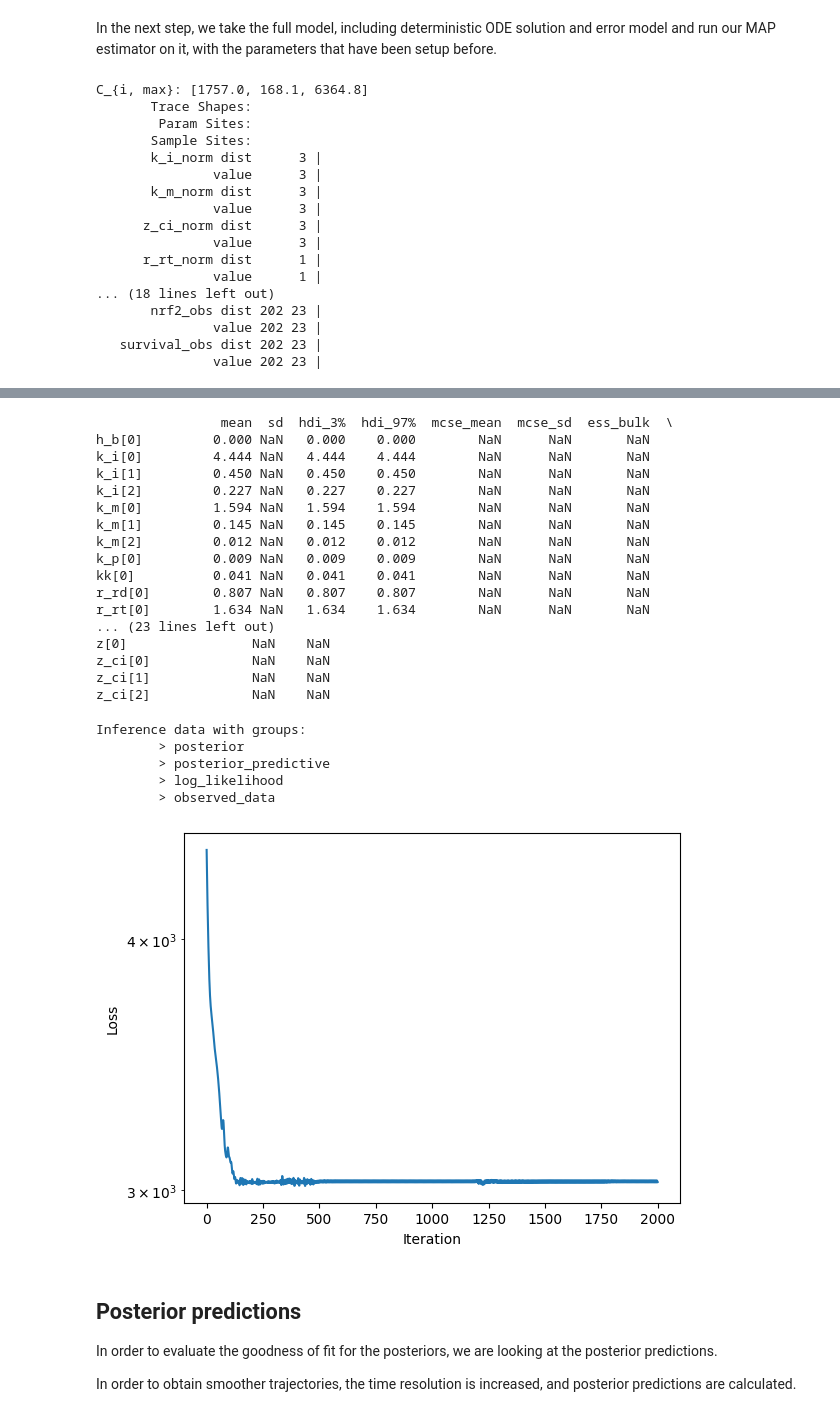
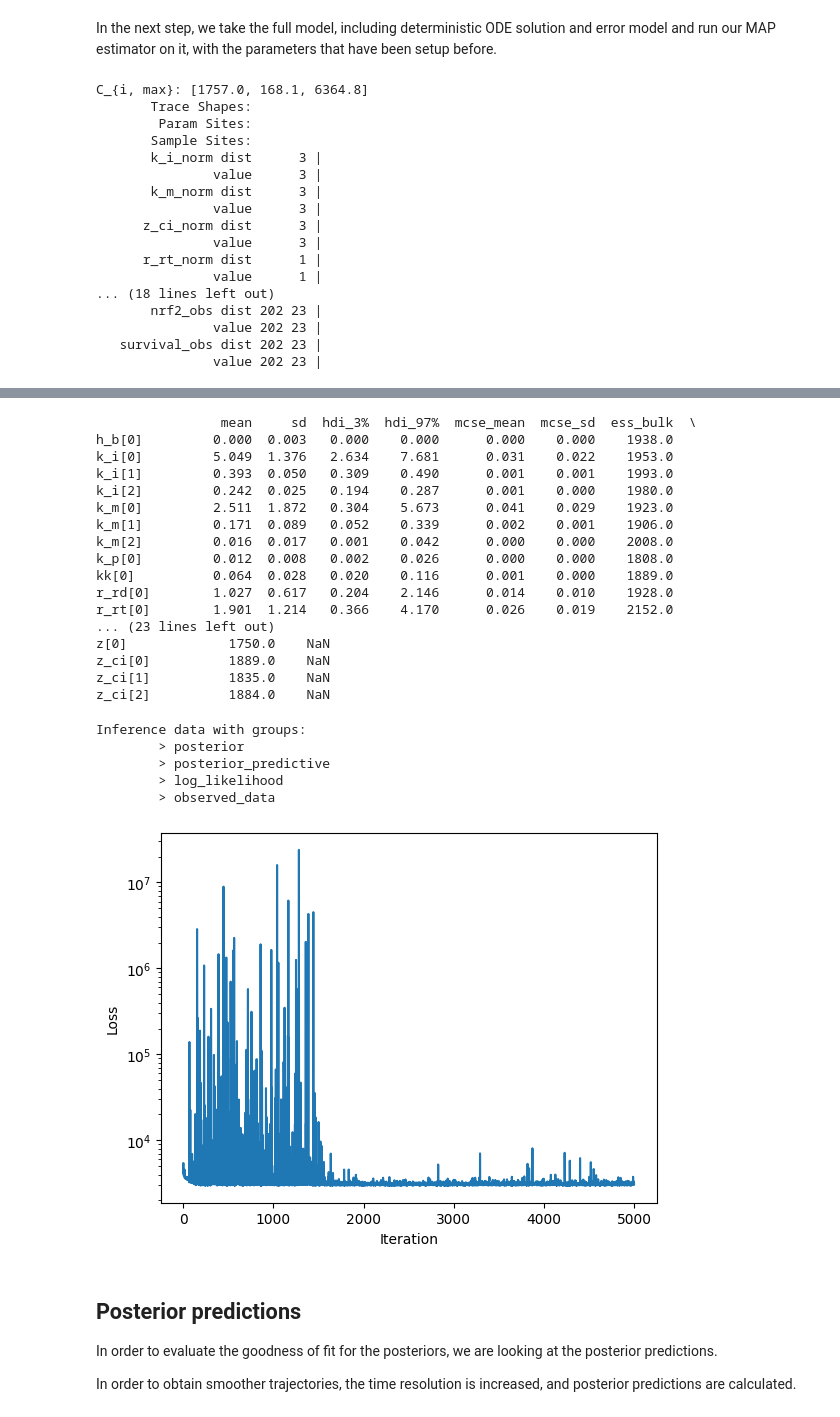
Before and after one commit to flo-schu/tktd_rna_pulse, a Jupyter notebook: scripts/tktd_rna_3_6c_substance_independent.ipynb, the cells around one changed output, grey strips where cells are left out. Saved outputs shown, nothing was run; the diff lists cells and outputs as text; code cells hidden in the pictures.

```diff
--- a/scripts/tktd_rna_3_6c_substance_independent.ipynb
+++ b/scripts/tktd_rna_3_6c_substance_independent.ipynb
@@ -81,7 +81,7 @@ and error model and run our MAP estimator on it, with the parameters that have
 been setup before.
 # %%
 # set the inference model
-sim.config.set("inference.numpyro", "kernel", "map")
+sim.config.set("inference.numpyro", "kernel", "svi")
 sim.config.set("inference.numpyro", "svi_iterations", "5000")
 sim.config.set("inference.numpyro", "svi_learning_rate", "0.01")
 sim.coordinates["time"] = sim.observations.time.values
@@ -112,26 +112,26 @@ arviz - WARNING - Shape validation failed: input_shape: (1, 1), minimum_shape: (
-                mean  sd  hdi_3%  hdi_97%  mcse_mean  mcse_sd  ess_bulk  \
-h_b[0]         0.000 NaN   0.000    0.000        NaN      NaN       NaN
-k_i[0]         4.444 NaN   4.444    4.444        NaN      NaN       NaN
-k_i[1]         0.450 NaN   0.450    0.450        NaN      NaN       NaN
-k_i[2]         0.227 NaN   0.227    0.227        NaN      NaN       NaN
-k_m[0]         1.594 NaN   1.594    1.594        NaN      NaN       NaN
-k_m[1]         0.145 NaN   0.145    0.145        NaN      NaN       NaN
-k_m[2]         0.012 NaN   0.012    0.012        NaN      NaN       NaN
-k_p[0]         0.009 NaN   0.009    0.009        NaN      NaN       NaN
-kk[0]          0.041 NaN   0.041    0.041        NaN      NaN       NaN
-r_rd[0]        0.807 NaN   0.807    0.807        NaN      NaN       NaN
-r_rt[0]        1.634 NaN   1.634    1.634        NaN      NaN       NaN
+                mean     sd  hdi_3%  hdi_97%  mcse_mean  mcse_sd  ess_bulk  \
+h_b[0]         0.000  0.003   0.000    0.000      0.000    0.000    1938.0
+k_i[0]         5.049  1.376   2.634    7.681      0.031    0.022    1953.0
+k_i[1]         0.393  0.050   0.309    0.490      0.001    0.001    1993.0
+k_i[2]         0.242  0.025   0.194    0.287      0.001    0.000    1980.0
+k_m[0]         2.511  1.872   0.304    5.673      0.041    0.029    1923.0
+k_m[1]         0.171  0.089   0.052    0.339      0.002    0.001    1906.0
+k_m[2]         0.016  0.017   0.001    0.042      0.000    0.000    2008.0
+k_p[0]         0.012  0.008   0.002    0.026      0.000    0.000    1808.0
+kk[0]          0.064  0.028   0.020    0.116      0.001    0.000    1889.0
+r_rd[0]        1.027  0.617   0.204    2.146      0.014    0.010    1928.0
+r_rt[0]        1.901  1.214   0.366    4.170      0.026    0.019    2152.0
 ... (23 lines left out)
-z[0]                NaN    NaN
-z_ci[0]             NaN    NaN
-z_ci[1]             NaN    NaN
-z_ci[2]             NaN    NaN
+z[0]             1750.0    NaN
+z_ci[0]          1889.0    NaN
+z_ci[1]          1835.0    NaN
+z_ci[2]          1884.0    NaN
 Inference data with groups:
         > posterior
         > posterior_predictive
         > log_likelihood
         > observed_data
-[figure, old version]
+[figure, new version]
 # %% [markdown]
 ## Posterior predictions
 
```
Also changed, not shown: parts of 4 cells of this notebook.
